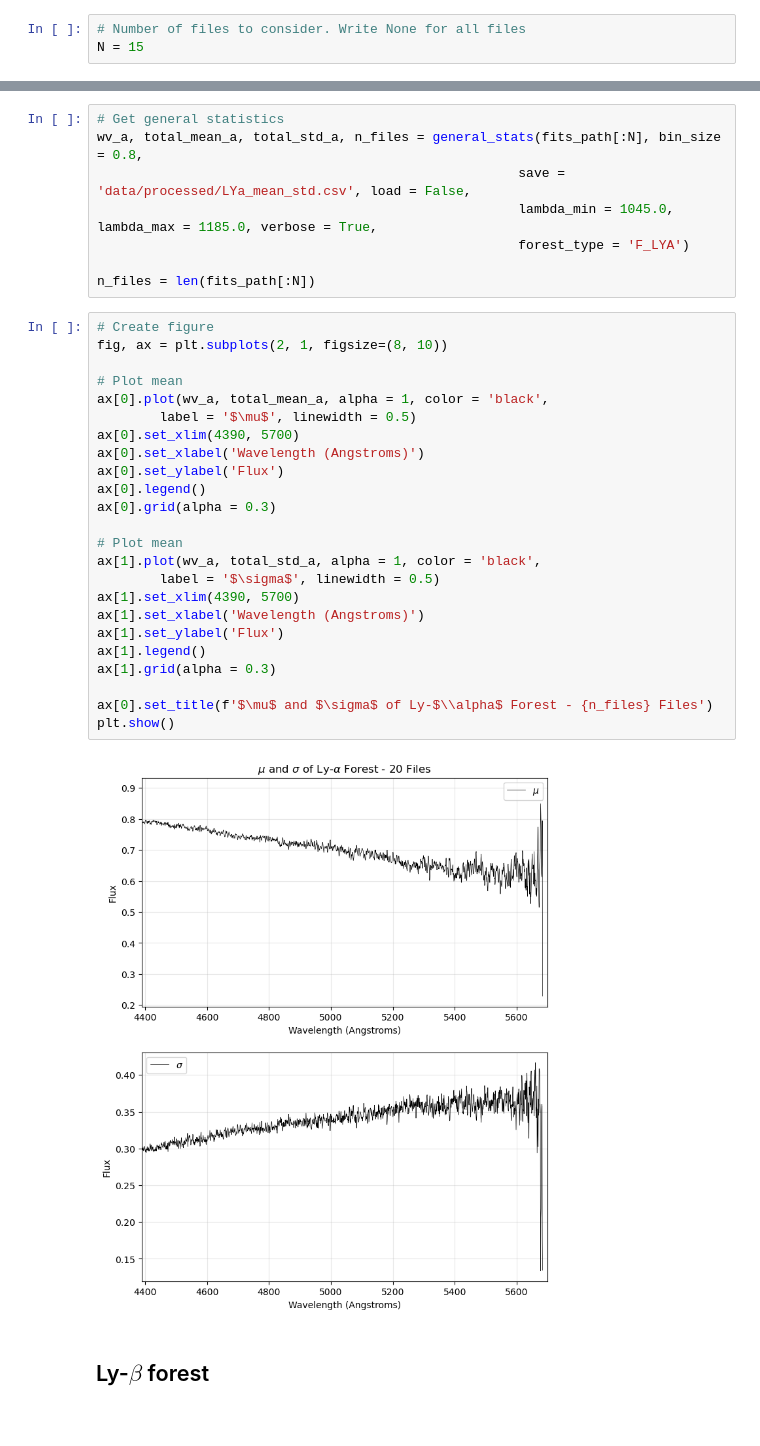
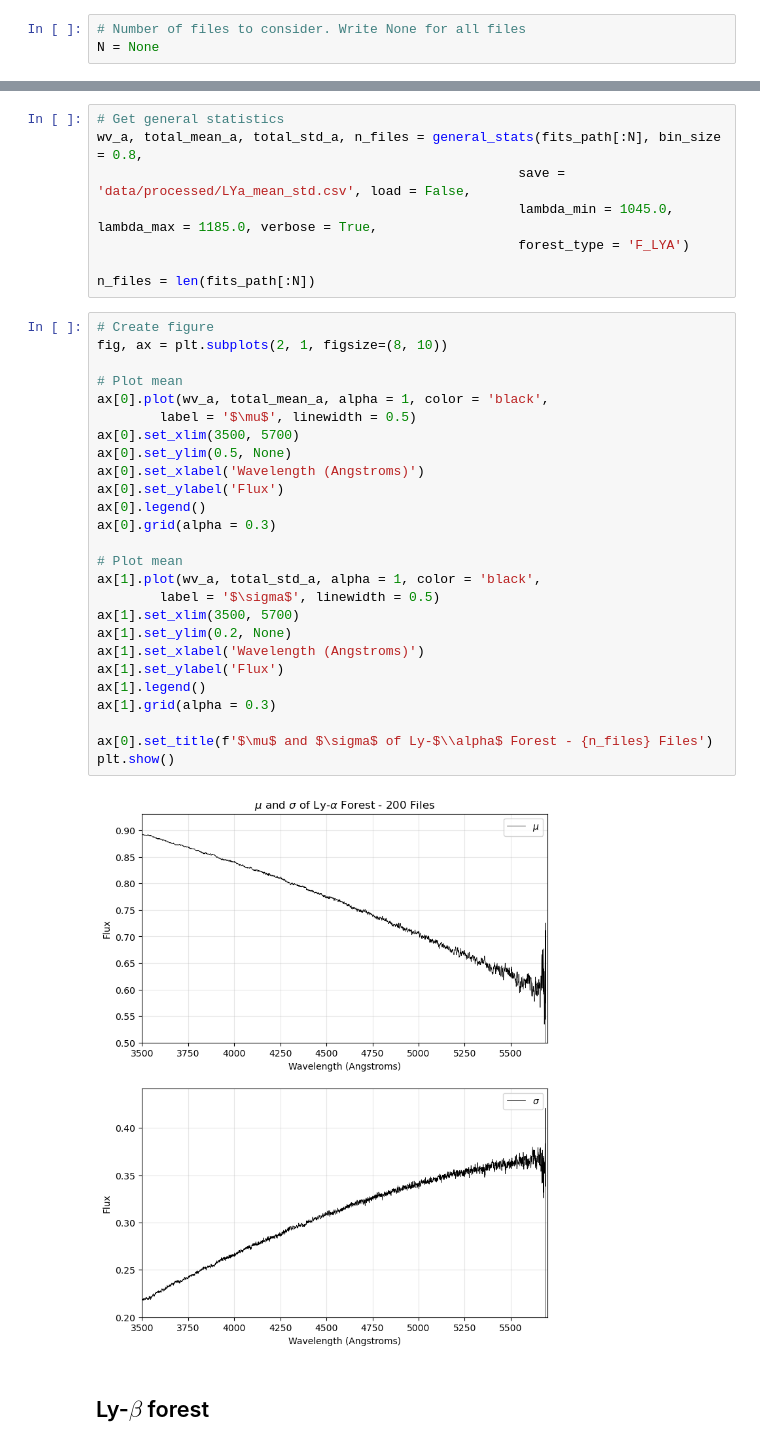
Before and after one commit to GabrielMissael/cosmoforests, a Jupyter notebook: main.ipynb, the cells around one changed output, grey strips where cells are left out. Saved outputs shown, nothing was run; the diff lists cells and outputs as text.

```diff
--- a/main.ipynb
+++ b/main.ipynb
@@ -185,7 +185,7 @@ $$\sigma_c^2 = \frac{n_1[\sigma_1^2 + (\mu_1 - \mu_c)^2] + n_2[\sigma_2^2 + (\mu
 This is implemented in the function `general_stats` in the file `statistics.py`.
 # %%
 # Number of files to consider. Write None for all files
-N = 15
+N = None
 # %% [markdown]
 ## $CIV$ forest
 # %%
@@ -235,29 +235,31 @@ n_files = len(fits_path[:N])
 # %%
 # Create figure
 fig, ax = plt.subplots(2, 1, figsize=(8, 10))
 
 # Plot mean
 ax[0].plot(wv_a, total_mean_a, alpha = 1, color = 'black',
         label = '$\mu$', linewidth = 0.5)
-ax[0].set_xlim(4390, 5700)
+ax[0].set_xlim(3500, 5700)
+ax[0].set_ylim(0.5, None)
 ax[0].set_xlabel('Wavelength (Angstroms)')
 ax[0].set_ylabel('Flux')
 ax[0].legend()
 ax[0].grid(alpha = 0.3)
 
 # Plot mean
 ax[1].plot(wv_a, total_std_a, alpha = 1, color = 'black',
         label = '$\sigma$', linewidth = 0.5)
-ax[1].set_xlim(4390, 5700)
+ax[1].set_xlim(3500, 5700)
+ax[1].set_ylim(0.2, None)
 ax[1].set_xlabel('Wavelength (Angstroms)')
 ax[1].set_ylabel('Flux')
 ax[1].legend()
 ax[1].grid(alpha = 0.3)
 
 ax[0].set_title(f'$\mu$ and $\sigma$ of Ly-$\\alpha$ Forest - {n_files} Files')
 plt.show()
 # %% [output]
-[figure, old version]
+[figure, new version]
 # %% [markdown]
 ## Ly-$\beta$ forest
 # %%
```
Also changed, not shown: parts of 18 cells of this notebook.
